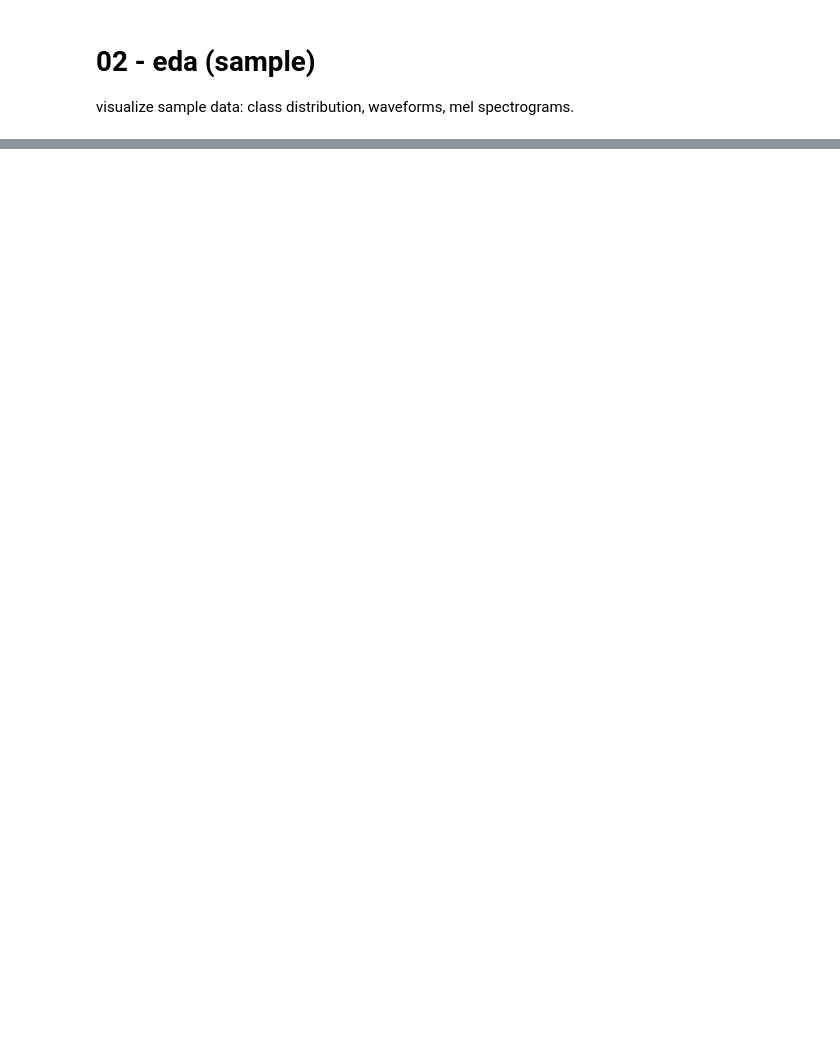
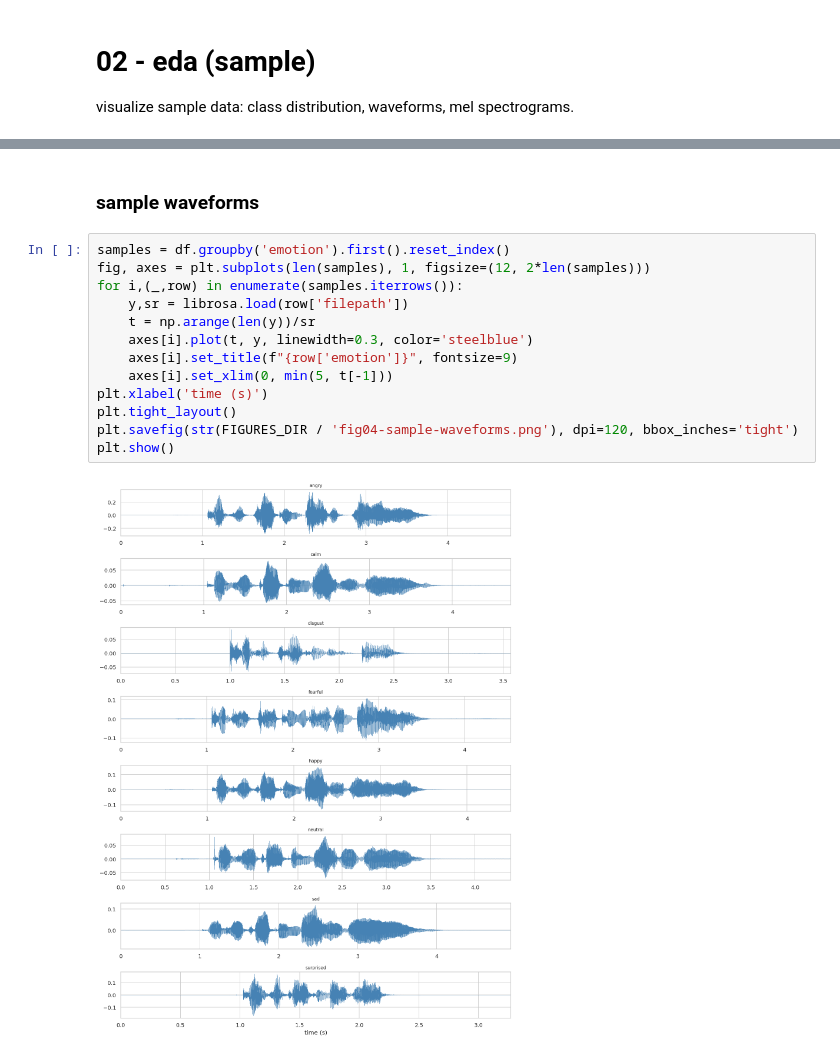
Before and after one commit to elsayedelmandoh/lightweight-speech-emotion-recognition-on-open-datasets, a Jupyter notebook: notebooks/00-preliminary-experiments/02-eda.ipynb, the cells around one changed output, grey strips where cells are left out. Cells and saved outputs as stored; diff of their text form; blank space fills up the shorter version.

```diff
--- a/notebooks/00-preliminary-experiments/02-eda.ipynb
+++ b/notebooks/00-preliminary-experiments/02-eda.ipynb
@@ -28,0 +46,17 @@ plt.tight_layout(); plt.show()
+# %% [markdown]
+### sample waveforms
+# %%
+samples = df.groupby('emotion').first().reset_index()
+fig, axes = plt.subplots(len(samples), 1, figsize=(12, 2*len(samples)))
+for i,(_,row) in enumerate(samples.iterrows()):
+    y,sr = librosa.load(row['filepath'])
+    t = np.arange(len(y))/sr
+    axes[i].plot(t, y, linewidth=0.3, color='steelblue')
+    axes[i].set_title(f"{row['emotion']}", fontsize=9)
+    axes[i].set_xlim(0, min(5, t[-1]))
+plt.xlabel('time (s)')
+plt.tight_layout()
+plt.savefig(str(FIGURES_DIR / 'fig04-sample-waveforms.png'), dpi=120, bbox_inches='tight')
+plt.show()
+# %% [output]
+[figure, added]
```
Also changed, not shown: parts of 12 cells of this notebook, 14 other files.
